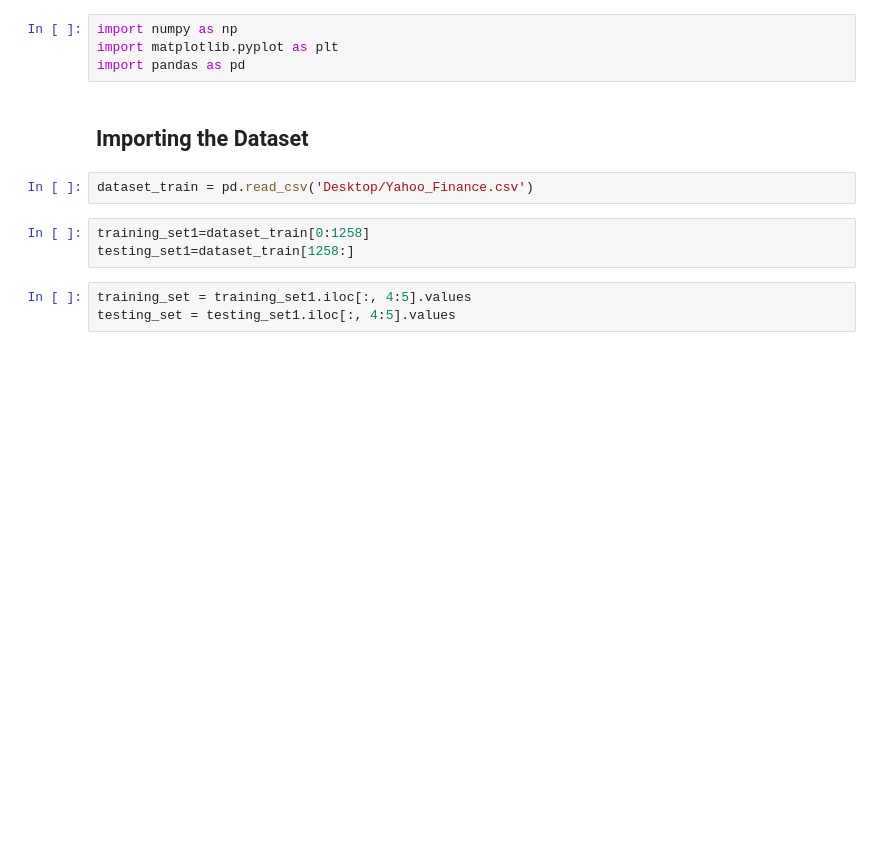
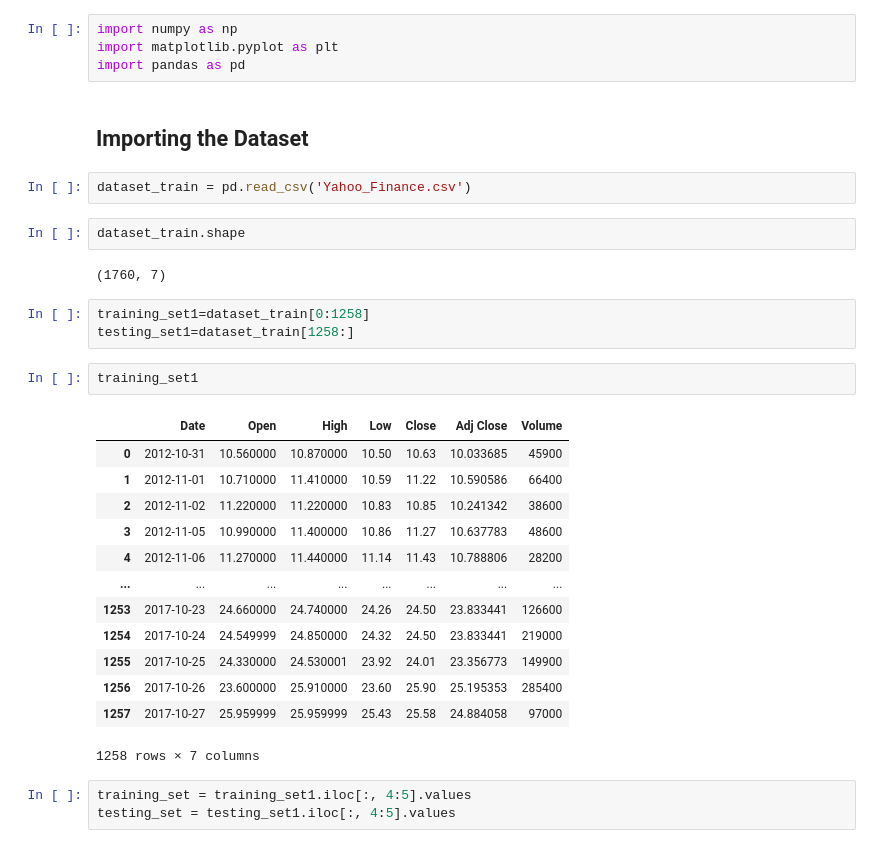
Before and after one commit to LennethNova/Stock_market, a Jupyter notebook: jupyter/Previous_Analysis/Stock Market Prediction using LSTM.ipynb, the cells around one changed output. Drawn from its saved outputs; the diff is of its cells as text; blank space fills up the shorter version.

```diff
--- a/jupyter/Previous_Analysis/Stock Market Prediction using LSTM.ipynb
+++ b/jupyter/Previous_Analysis/Stock Market Prediction using LSTM.ipynb
@@ -7,10 +7,30 @@ import pandas as pd
 # %% [markdown]
 ## Importing the Dataset
 # %%
-dataset_train = pd.read_csv('Desktop/Yahoo_Finance.csv')
+dataset_train = pd.read_csv('Yahoo_Finance.csv')
+# %%
+dataset_train.shape
+# %% [output]
+(1760, 7)
 # %%
 training_set1=dataset_train[0:1258]
 testing_set1=dataset_train[1258:]
+# %%
+training_set1
+# %% [output]
+|  | Date | Open | High | Low | Close | Adj Close | Volume |
+| 0 | 2012-10-31 | 10.560000 | 10.870000 | 10.50 | 10.63 | 10.033685 | 45900 |
+| 1 | 2012-11-01 | 10.710000 | 11.410000 | 10.59 | 11.22 | 10.590586 | 66400 |
+| 2 | 2012-11-02 | 11.220000 | 11.220000 | 10.83 | 10.85 | 10.241342 | 38600 |
+| 3 | 2012-11-05 | 10.990000 | 11.400000 | 10.86 | 11.27 | 10.637783 | 48600 |
+| 4 | 2012-11-06 | 11.270000 | 11.440000 | 11.14 | 11.43 | 10.788806 | 28200 |
+| ... | ... | ... | ... | ... | ... | ... | ... |
+| 1253 | 2017-10-23 | 24.660000 | 24.740000 | 24.26 | 24.50 | 23.833441 | 126600 |
+| 1254 | 2017-10-24 | 24.549999 | 24.850000 | 24.32 | 24.50 | 23.833441 | 219000 |
+| 1255 | 2017-10-25 | 24.330000 | 24.530001 | 23.92 | 24.01 | 23.356773 | 149900 |
+| 1256 | 2017-10-26 | 23.600000 | 25.910000 | 23.60 | 25.90 | 25.195353 | 285400 |
+| 1257 | 2017-10-27 | 25.959999 | 25.959999 | 25.43 | 25.58 | 24.884058 | 97000 |
+1258 rows × 7 columns
 # %%
 training_set = training_set1.iloc[:, 4:5].values
 testing_set = testing_set1.iloc[:, 4:5].values
```
Also changed, not shown: parts of 4 cells of this notebook, 4 other files.
